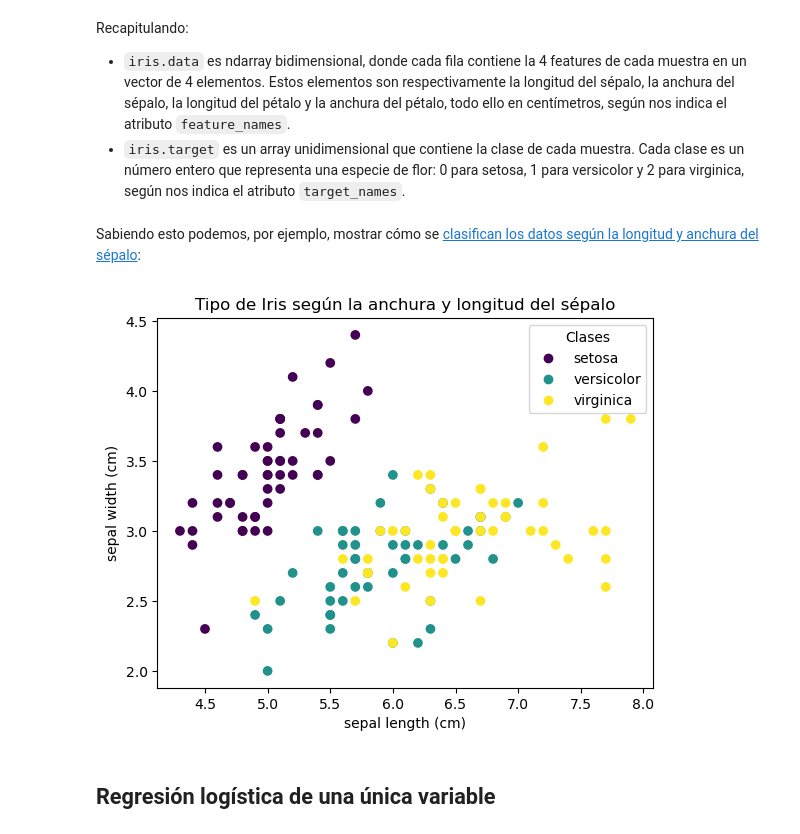
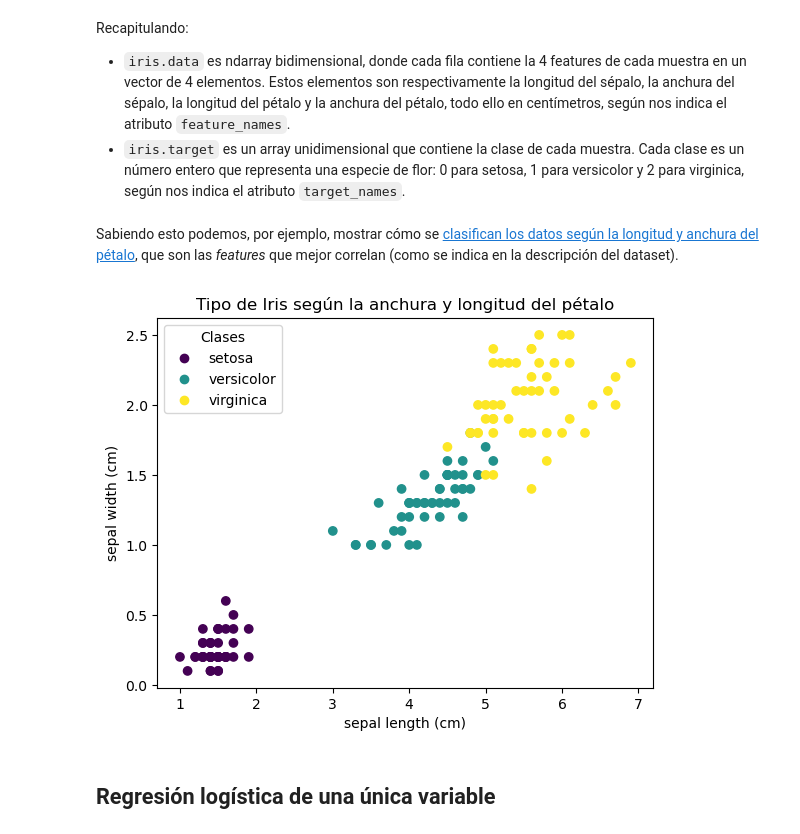
Before and after one commit to avidaldo/ia23, a Jupyter notebook: sklearn/iris_logistic.ipynb, the cells around one changed output. Drawn from its saved outputs; the diff is of its cells as text; code cells hidden in the pictures.

Commit message:
representación según 2 feat más correladas

````diff
--- a/sklearn/iris_logistic.ipynb
+++ b/sklearn/iris_logistic.ipynb
@@ -69,22 +69,22 @@ Recapitulando:
 - ```iris.data``` es ndarray bidimensional, donde cada fila contiene la 4 features de cada muestra en un vector de 4 elementos. Estos elementos son respectivamente la longitud del sépalo, la anchura del sépalo, la longitud del pétalo y la anchura del pétalo, todo ello en centímetros, según nos indica el atributo ```feature_names```.
 - ```iris.target``` es un array unidimensional que contiene la clase de cada muestra. Cada clase es un número entero que representa una especie de flor: 0 para setosa, 1 para versicolor y 2 para virginica, según nos indica el atributo ```target_names```.
 # %% [markdown]
-Sabiendo esto podemos, por ejemplo, mostrar cómo se [clasifican los datos según la longitud y anchura del sépalo](https://scikit-learn.org/stable/auto_examples/datasets/plot_iris_dataset.html#scatter-plot-of-the-iris-dataset):
+Sabiendo esto podemos, por ejemplo, mostrar cómo se [clasifican los datos según la longitud y anchura del pétalo](https://scikit-learn.org/stable/auto_examples/datasets/plot_iris_dataset.html#scatter-plot-of-the-iris-dataset), que son las *features* que mejor correlan (como se indica en la descripción del dataset).
 # %%
 import matplotlib.pyplot as plt
 
 scatter = plt.scatter(
-    iris.data[:, 0],   # Longitud del sépalo en el eje X (array de elementos de la columna 0)
-    iris.data[:, 1],   # Ancho del sépalo en el eje Y
+    iris.data[:, 2],   # Longitud del pétalo en el eje X (array de elementos de la columna 0)
+    iris.data[:, 3],   # Ancho del pétalo en el eje Y
     c=iris.target)     # Color en función de las clases de las flores
 
 plt.xlabel(iris.feature_names[0])   # Nombre del eje X
 plt.ylabel(iris.feature_names[1])   # Nombre del eje Y
 plt.legend(scatter.legend_elements()[0], iris.target_names, title="Clases")
-plt.title("Tipo de Iris según la anchura y longitud del sépalo")
+plt.title("Tipo de Iris según la anchura y longitud del pétalo")
 plt.show()
 # %% [output]
-[figure, old version]
+[figure, new version]
 # %% [markdown]
 ## Regresión logística de una única variable
 # %% [markdown]
````
Also changed, not shown: parts of 1 cell of this notebook.
